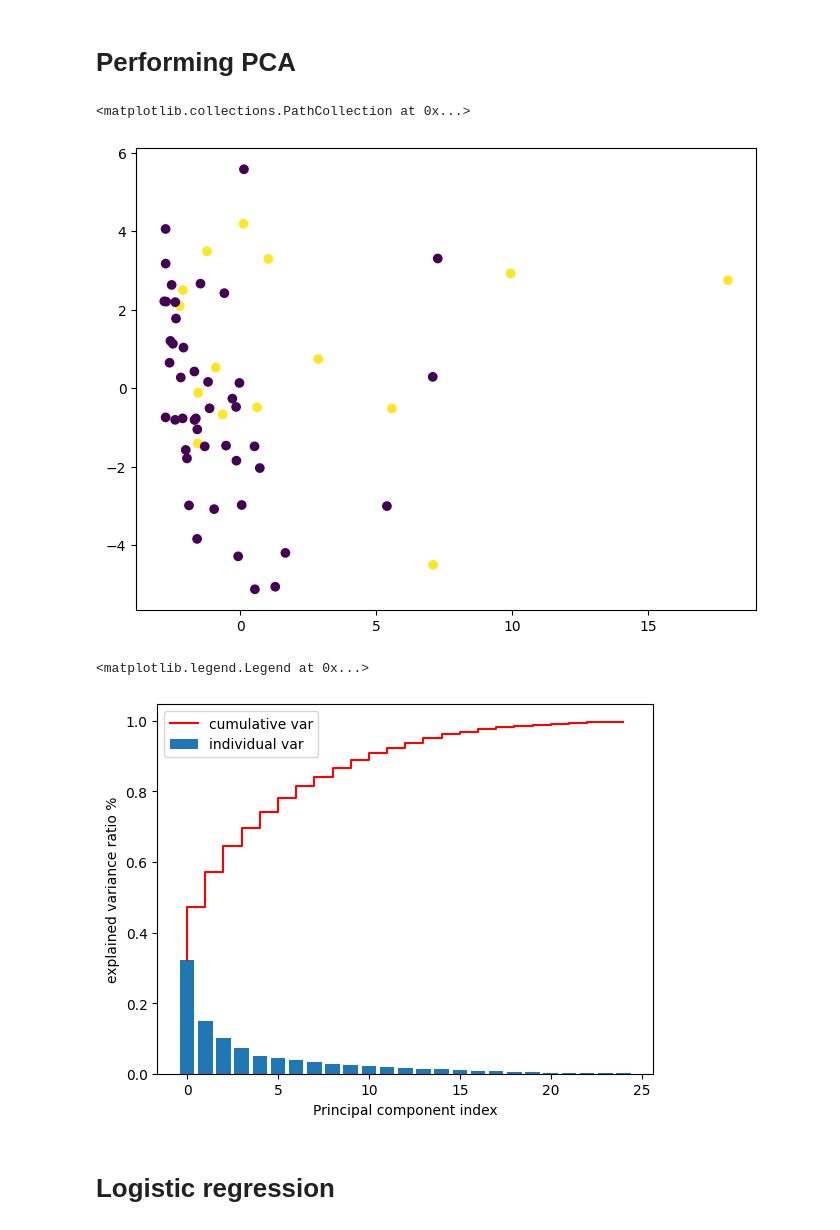
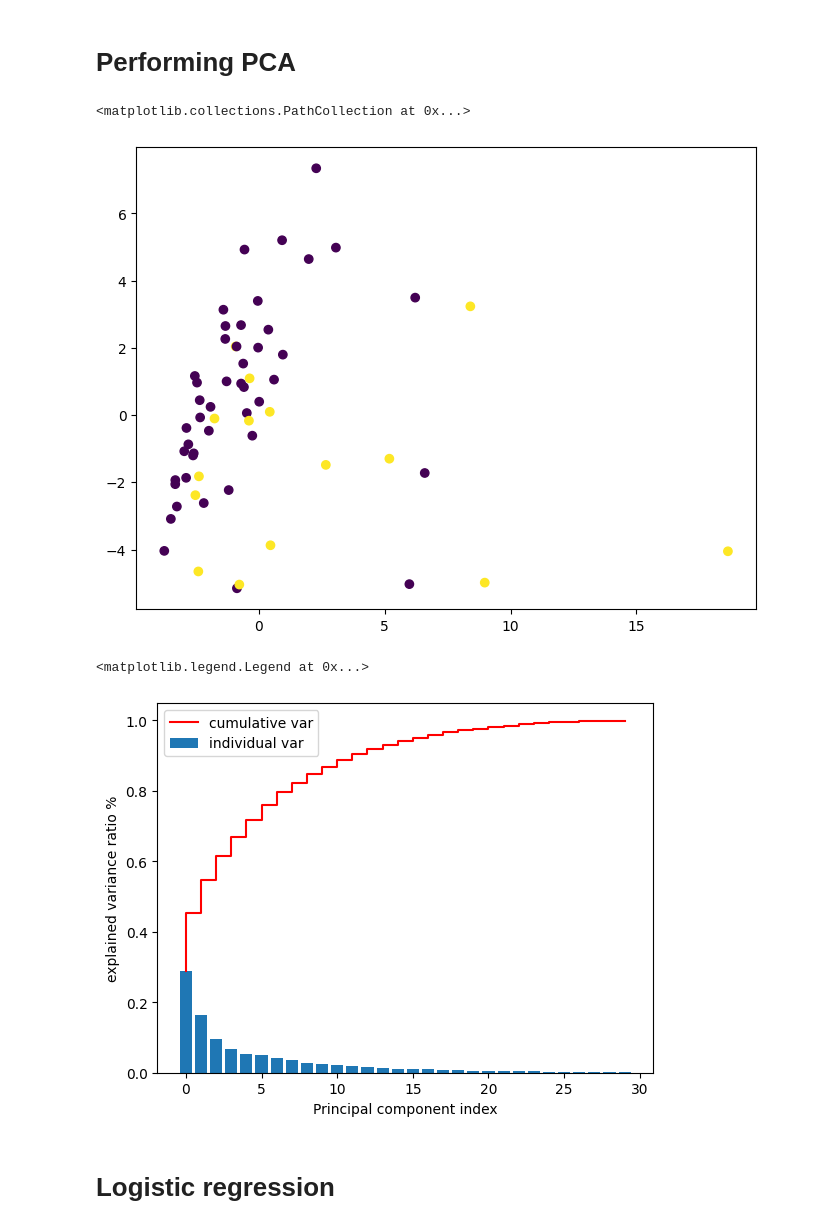
Before and after one commit to aacudad/EPO4-C2, a Jupyter notebook: main.ipynb, the cells around one changed output. Saved outputs shown, nothing was run; the diff lists cells and outputs as text; code cells hidden in the pictures.

```diff
--- a/main.ipynb
+++ b/main.ipynb
@@ -48,33 +48,34 @@ class read_data_of_one_subject:
                 return chest_data
 # %%
 # Set up empty dataframes for the features
-ecgfeatures = pd.DataFrame(None, columns= ['feat_rmssd', 'feat_nnhr',
-                                    'feat_sdsd', 'feat_pnn50', 'feat_pnn20', 'peak vlf', 'peak lf','peak hf', 'norm power lf',
-                                    'norm power hf', 'power ratio', 'total power'])
+ecgfeatures = pd.DataFrame(None, columns= ['HR_mean', 'HR_min', 'HR_max', 'HR_std', 'SDNN', 'SDANN', 'RMSSD', 'SDSD','pNN50', 'pNN20',
+                                    'abs_power_VLF', 'abs_power_LF', 'abs_power_HF', 'tot_power', 'LF/HF',
+                                    'peak_vlf', 'peak_lf', 'peak_hf', 'norm_power_LF', 'norm_power_HF'])
 edafeatures = None
 
 fs = 700
 y = []
-data_set_path= "C:/Users/JackC/Documents/EPO4/WESAD/WESAD/" # Folder path
-#data_set_path= "C:/Users/riche/Downloads/WESAD/WESAD/" # Folder path
+# data_set_path= "C:/Users/JackC/Documents/EPO4/WESAD/WESAD/" # Folder path
+data_set_path= "C:/Users/riche/Downloads/WESAD/WESAD/" # Folder path
 
 for i in range(16): # 15 subject
     subject = 'S'+str(i+2) # Cycle through S2 to S17
     print(subject)
     if subject != 'S12': # Skip S12, because it does not exist
+        # Object instantiation
+        obj_data = {}
+
+        # Accessing class attributes and method through objects
+        obj_data[subject] = read_data_of_one_subject(data_set_path, subject)
+
+        chest_data_dict = obj_data[subject].get_chest_data()
+        chest_dict_length = {key: len(value) for key, value in chest_data_dict.items()}
+
+        # Get labels
+        labels = obj_data[subject].get_labels()
+
         for label in range(1,5): # for every state of stress
 
-            # Object instantiation
-            obj_data = {}
-
-            # Accessing class attributes and method through objects
-            obj_data[subject] = read_data_of_one_subject(data_set_path, subject)
-
-            chest_data_dict = obj_data[subject].get_chest_data()
-            chest_dict_length = {key: len(value) for key, value in chest_data_dict.items()}
-
-            # Get labels
-            labels = obj_data[subject].get_labels()
             baseline = np.asarray([idx for idx,val in enumerate(labels) if val == label])
 
             eda_base=chest_data_dict['EDA'][baseline,0] # Select the EDA data
@@ -157,0 +249,2 @@ features.to_csv("out_features.csv")
+# %%
+total_features = features
@@ -158,3 +253,5 @@ features.to_csv("out_features.csv")
+# %%
+features = total_features
 # %%
 # reading from csv file if necessary
 # features = pd.read_csv('out_features.csv', index_col=0)
@@ -169,26 +266,26 @@ from sklearn import svm
 # %%
 scaler = StandardScaler().fit(features)
 X_train = scaler.transform(features)
 
-pca = PCA(n_components=25)
+pca = PCA(n_components=30)
 pca.fit(X_train)
 X_train_pca = pca.transform(X_train)
 x_train = X_train_pca[:,0:3] # Three best features
 
 plt.figure(figsize=(8,6))
 plt.scatter(X_train_pca[:,0], X_train_pca[:,1], c=y)
 # %% [output]
 <matplotlib.collections.PathCollection at 0x...>
-[figure, old version]
+[figure, new version]
 # %%
 # perform pca on features
-plt.bar(range(0,25), pca.explained_variance_ratio_, label="individual var");
-plt.step(range(0,25), np.cumsum(pca.explained_variance_ratio_),'r', label="cumulative var");
+plt.bar(range(0,30), pca.explained_variance_ratio_, label="individual var");
+plt.step(range(0,30), np.cumsum(pca.explained_variance_ratio_),'r', label="cumulative var");
 plt.xlabel('Principal component index'); plt.ylabel('explained variance ratio %');
 plt.legend()
 # %% [output]
 <matplotlib.legend.Legend at 0x...>
-[figure, old version]
+[figure, new version]
 # %%
 # Splitting the data in train and test data
 X_train, X_test, y_train, y_test = train_test_split(x_train, y, test_size=0.2, random_state=5)
```
Also changed, not shown: parts of 9 cells of this notebook, 4 other files.
